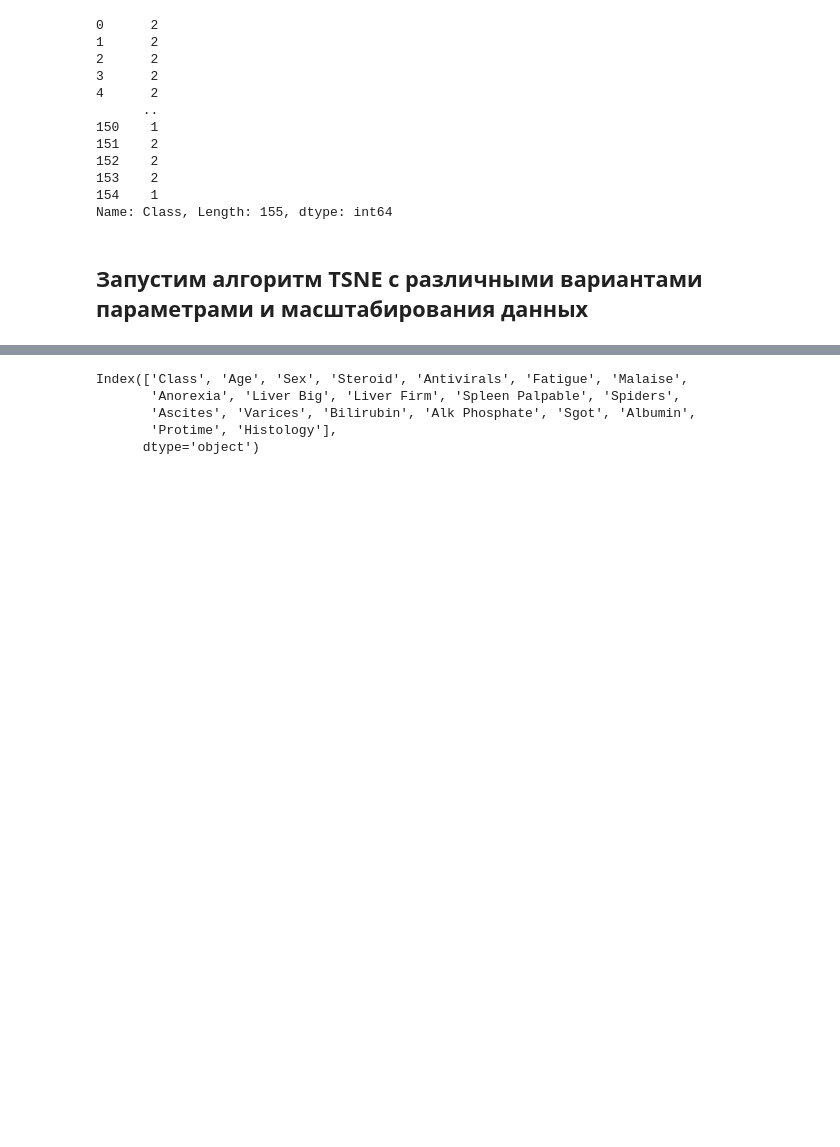
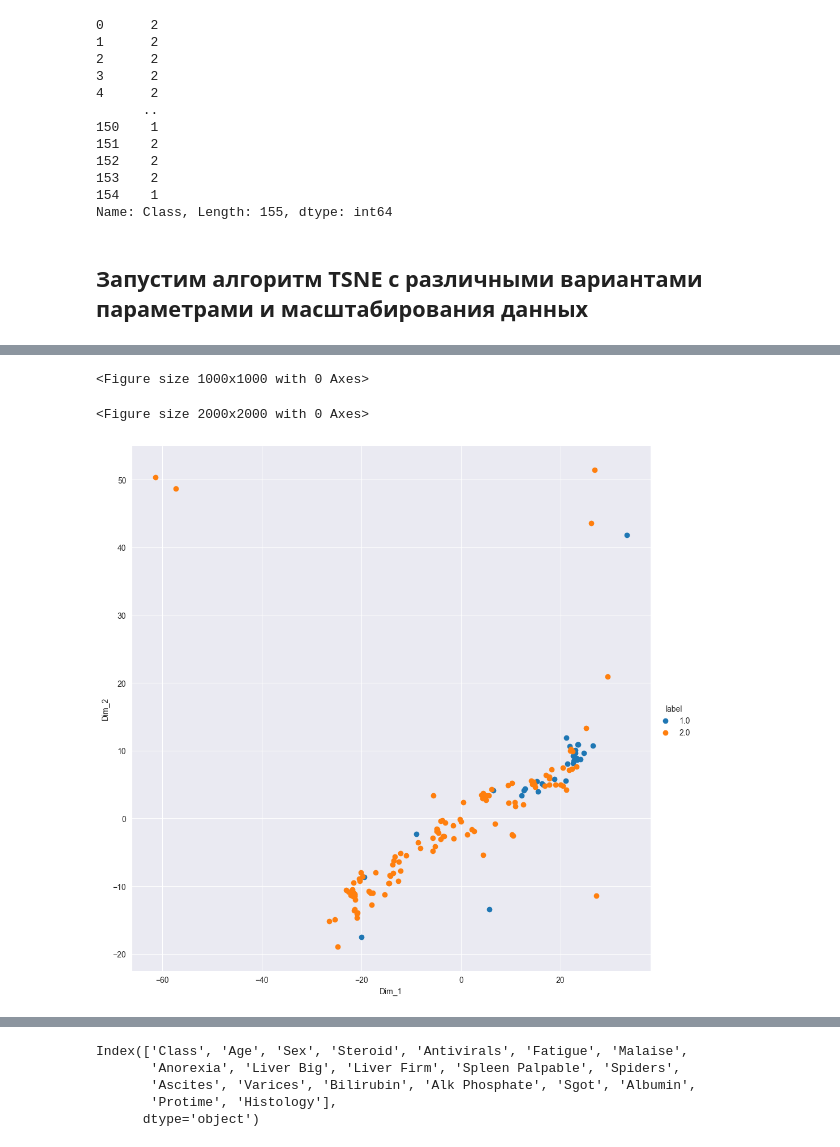
Before and after one commit to FuseII/intelligent_systems, a Jupyter notebook: lab_3_4/dimension_reduce/hepatitis.ipynb, the cells around one changed output, grey strips where cells are left out. Saved outputs shown, nothing was run; the diff lists cells and outputs as text; code cells hidden in the pictures; blank space fills up the shorter version.

```diff
--- a/lab_3_4/dimension_reduce/hepatitis.ipynb
+++ b/lab_3_4/dimension_reduce/hepatitis.ipynb
@@ -505,0 +552,15 @@ plot_umap(X=X_umap, umap_kwargs=umap_kwargs, save=False,
+# %%
+def plot_trimap(X, title, trimap_kwargs,  save=False, save_name="umap"):
+    X_trimap = TRIMAP(**trimap_kwargs).fit_transform(X)
+    plt.figure(figsize=(10, 10))
+    trimap_data = np.vstack((X_trimap.T, hepatitis_targets)).T
+    trimap_df = pd.DataFrame(data=trimap_data,columns=("Dim_1","Dim_2","label"))
+    plt.figure(figsize=(20, 20))
+    sns.FacetGrid(trimap_df,hue="label",height=10).map(plt.scatter,"Dim_1","Dim_2").add_legend()
+    plt.show()
+# %%
+trimap_kwargs = {}
+X_trimap = StandardScaler().fit_transform(hepatitis_features)
+plot_trimap(X=X_trimap, trimap_kwargs=trimap_kwargs, save=False,
+          title="UMAP 2-Dimensional representation of the 3-Dimensional feature space")
+# %% [output]
@@ -505,0 +586,3 @@ plot_umap(X=X_umap, umap_kwargs=umap_kwargs, save=False,
+<Figure size 1000x1000 with 0 Axes>
+<Figure size 2000x2000 with 0 Axes>
+[figure, added]
```
Also changed, not shown: parts of 30 cells of this notebook, 1 other file.
